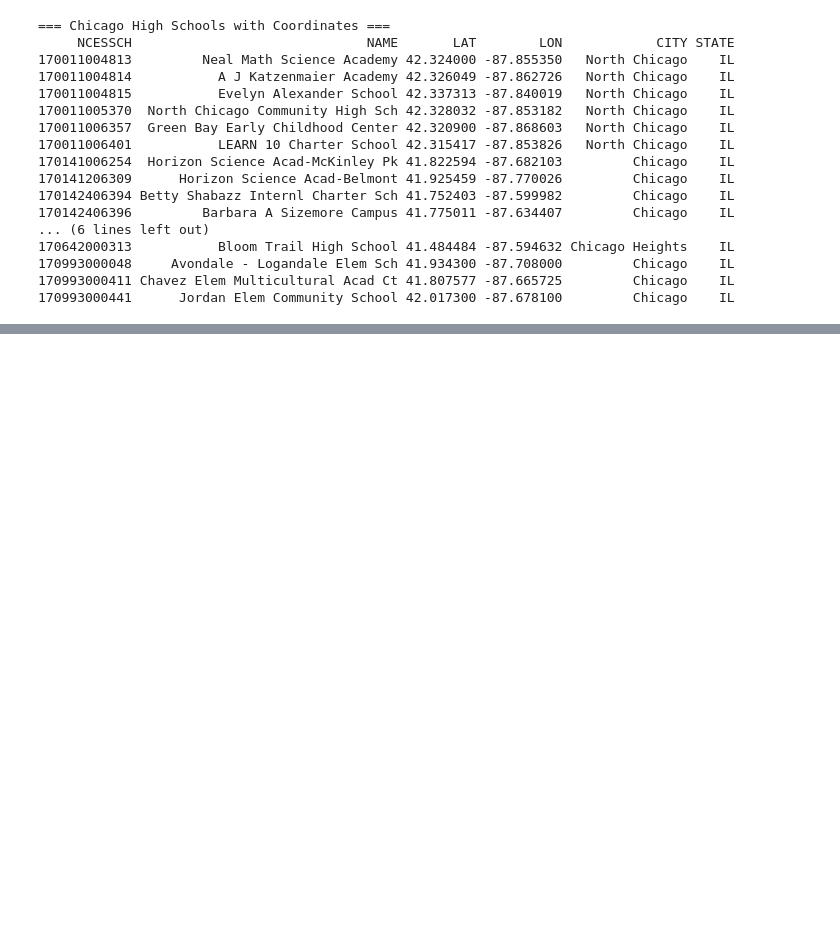
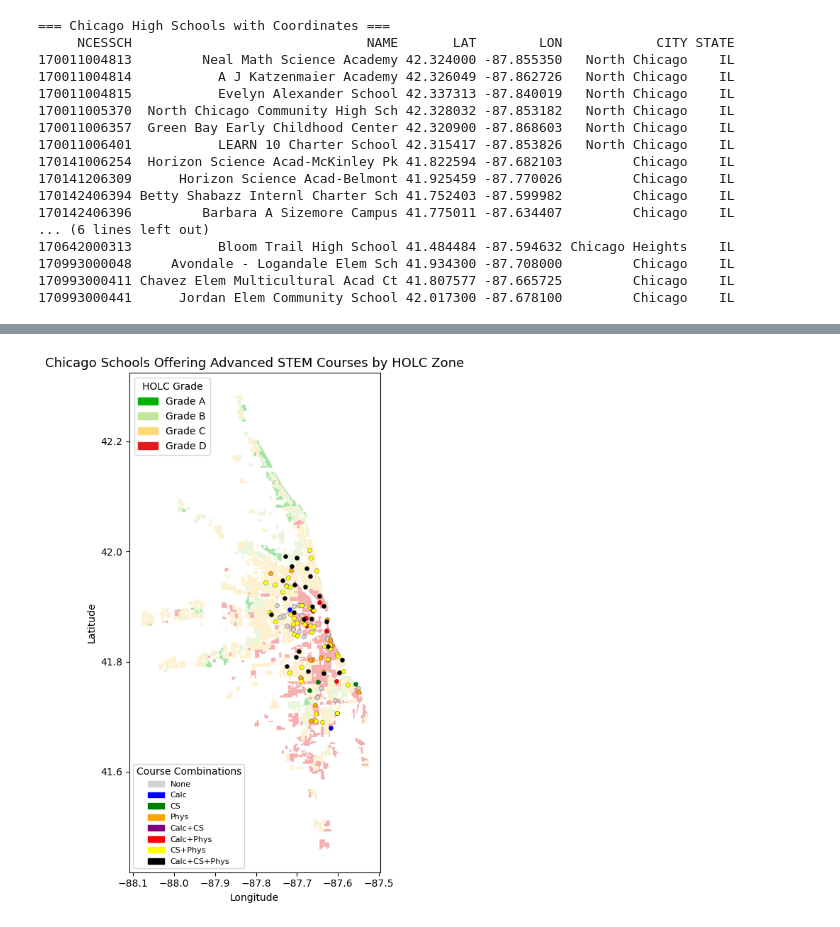
Before and after one commit to llorracc/as.180.369, a Jupyter notebook: contrib/zoemchan/zoemchan-prelim-paper/paper/data/Data.ipynb, the cells around one changed output, grey strips where cells are left out. Cells and saved outputs as stored; diff of their text form; code cells hidden in the pictures; blank space fills up the shorter version.

```diff
--- a/contrib/zoemchan/zoemchan-prelim-paper/paper/data/Data.ipynb
+++ b/contrib/zoemchan/zoemchan-prelim-paper/paper/data/Data.ipynb
@@ -470,0 +542,91 @@ plt.show()
+# %%
+import geopandas as gpd
+import pandas as pd
+from shapely.geometry import Point
+import matplotlib.pyplot as plt
+import matplotlib.patches as mpatches
+
+# === Load HOLC boundaries ===
+holc = gpd.read_file("mappinginequality.gpkg")
+holc = holc[holc["city"].str.contains("Chicago", case=False, na=False)].copy()
+holc = holc.to_crs(epsg=4326)
+holc["grade"] = holc["grade"].str.strip().str.upper()
+holc = holc[holc["grade"].isin(["A", "B", "C", "D"])]
+
+holc_colors = {
+    "A": "#00b300",
+    "B": "#c2e699",
+    "C": "#fed976",
+    "D": "#e31a1c"
+}
+
+# === Load your merged dataset (with Has_Calc, Has_CSCI, Has_PHYS) ===
+schools_df = pd.read_csv("All_Classes_HS_Chicago.csv")
+
+# === Create a course combination label ===
+def course_combo(row):
+    courses = []
+    if row["Has_Calc"] == "Yes":
+        courses.append("Calc")
+    if row["Has_CS"] == "Yes":
+        courses.append("CS")
+    if row["Has_Physics"] == "Yes":
+        courses.append("Phys")
+    if not courses:
+        return "None"
+    return "+".join(courses)
+
+schools_df["Course_Combo"] = schools_df.apply(course_combo, axis=1)
+
+# === Assign colors for combinations ===
+combo_colors = {
+    "None": "lightgray",
+    "Calc": "red",
+    "CS": "yellow",
+    "Phys": "blue",
+    "Calc+CS": "orange",
+    "Calc+Phys": "purple",
+    "CS+Phys": "yellow",
+    "Calc+CS+Phys": "black"
+}
+
+# === Convert schools to GeoDataFrame ===
+geometry = [Point(xy) for xy in zip(schools_df["LON"].astype(float), schools_df["LAT"].astype(float))]
+schools = gpd.GeoDataFrame(schools_df, geometry=geometry, crs="EPSG:4326")
+
+# === Plot map ===
+fig, ax = plt.subplots(figsize=(10, 8))
+
+# Plot HOLC zones manually
+for grade, color in holc_colors.items():
+    holc[holc["grade"] == grade].plot(ax=ax, color=color, alpha=0.35, label=f"HOLC {grade}")
+
+# Plot schools by combo (fixed: removed linewidth)
+for combo, color in combo_colors.items():
+    subset = schools[schools["Course_Combo"] == combo]
+    if not subset.empty:  # only plot if data exists
+        subset.plot(
+            ax=ax,
+            color=color,
+            markersize=20,
+            edgecolor="black",
+            linewidths=0.2,  # note: plural form works for points
+            label=combo,
+        )
+
+# === Create legends ===
+holc_legend = [mpatches.Patch(color=color, label=f"Grade {grade}") for grade, color in holc_colors.items()]
+combo_legend = [mpatches.Patch(color=color, label=combo) for combo, color in combo_colors.items()]
+
+legend1 = ax.legend(handles=holc_legend, title="HOLC Grade", loc="upper left")
+ax.add_artist(legend1)
+ax.legend(handles=combo_legend, title="Course Combinations", loc="lower left", fontsize=8)
+
+# === Formatting ===
+plt.title("Chicago Schools Offering Advanced STEM Courses by HOLC Zone", fontsize=13)
+plt.xlabel("Longitude")
+plt.ylabel("Latitude")
+plt.tight_layout()
+plt.show()
+# %% [output]
+[figure, added]
```
Also changed, not shown: parts of 24 cells of this notebook, 5 other files.
